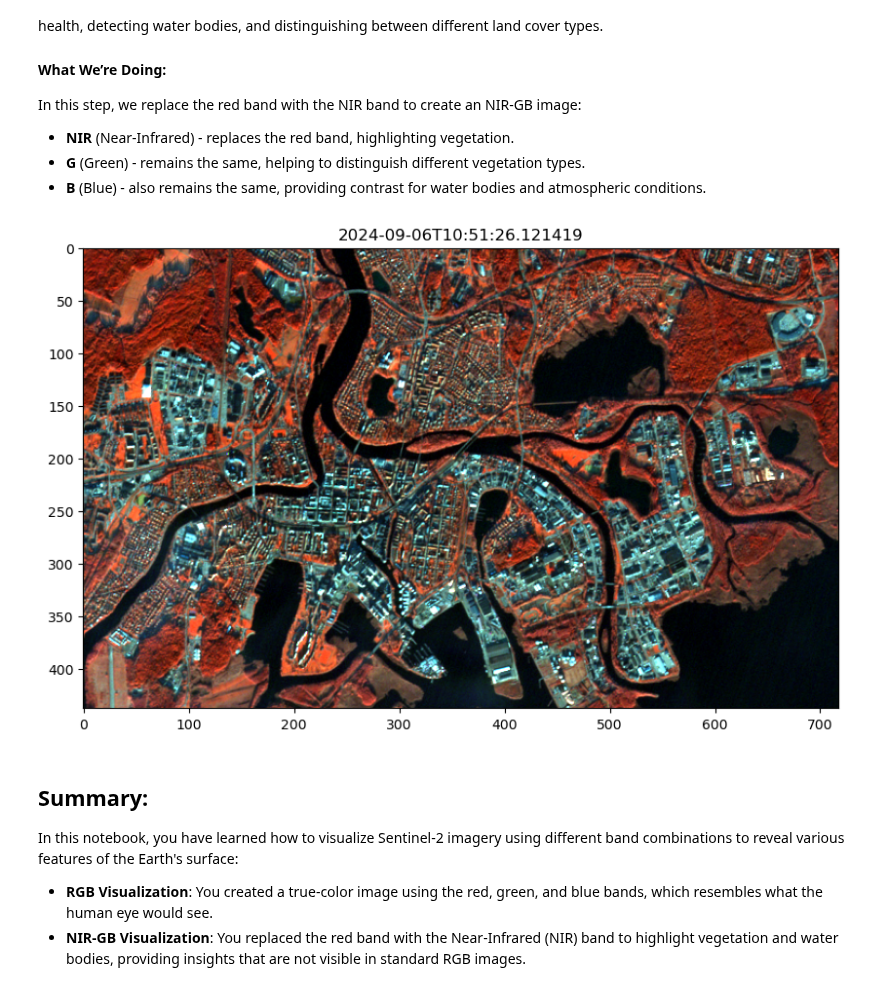
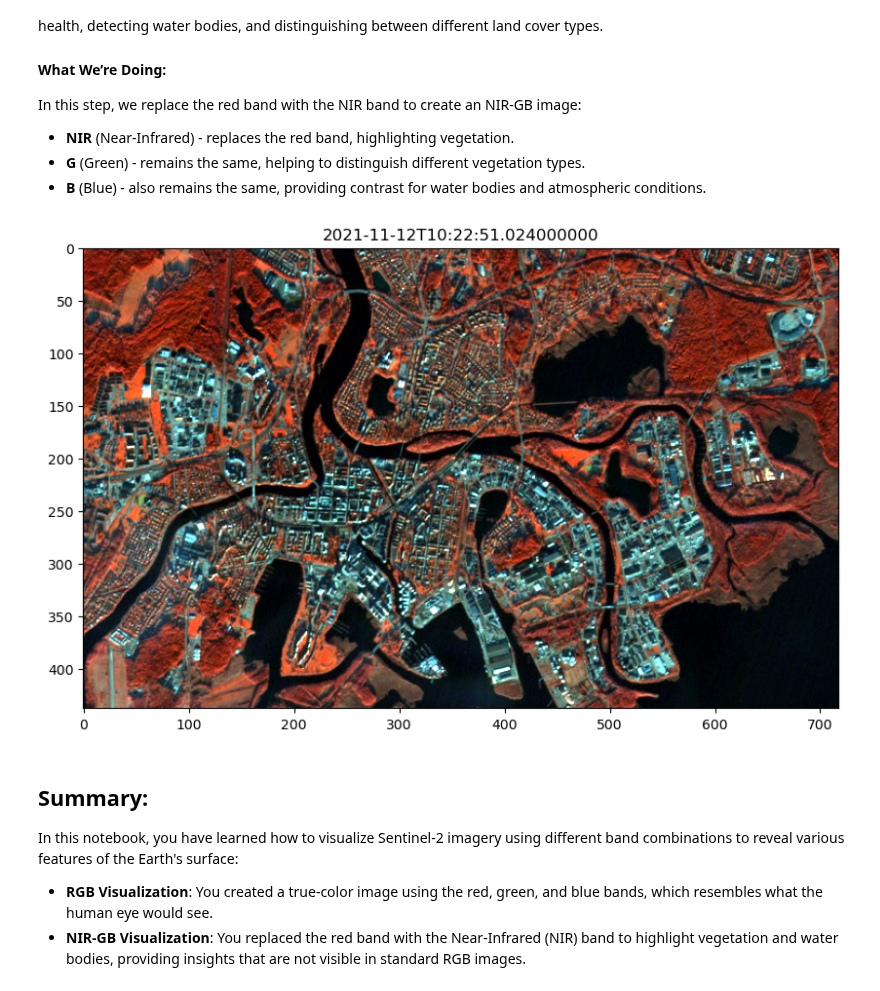
Before and after one commit to DigitalEarthSweden/digital-earth-sweden-community, a Jupyter notebook: tutorials/040_VIZ_010-RGB.ipynb, the cells around one changed output. Cells and saved outputs as stored; diff of their text form; code cells hidden in the pictures.

```diff
--- a/tutorials/040_VIZ_010-RGB.ipynb
+++ b/tutorials/040_VIZ_010-RGB.ipynb
@@ -203,14 +203,14 @@ In this step, we replace the red band with the NIR band to create an NIR-GB imag
 # %%
 # 3. Stack the bands into an RGB image
 nirgb = np.dstack((nir_normalized, g_normalized, b_normalized))
 
 # 4. Display the RGB image using matplotlib
 fig, ax = plt.subplots(figsize=(10, 10))
 ax.imshow(nirgb)
-ax.set_title(im.tags()["datetime_from_dim"])
+ax.set_title(im.tags()["timestamp"])
 plt.show()
 # %% [output]
-[figure, old version]
+[figure, new version]
 # %% [markdown]
 ## Summary:
 
```
Also changed, not shown: parts of 2 cells of this notebook.
